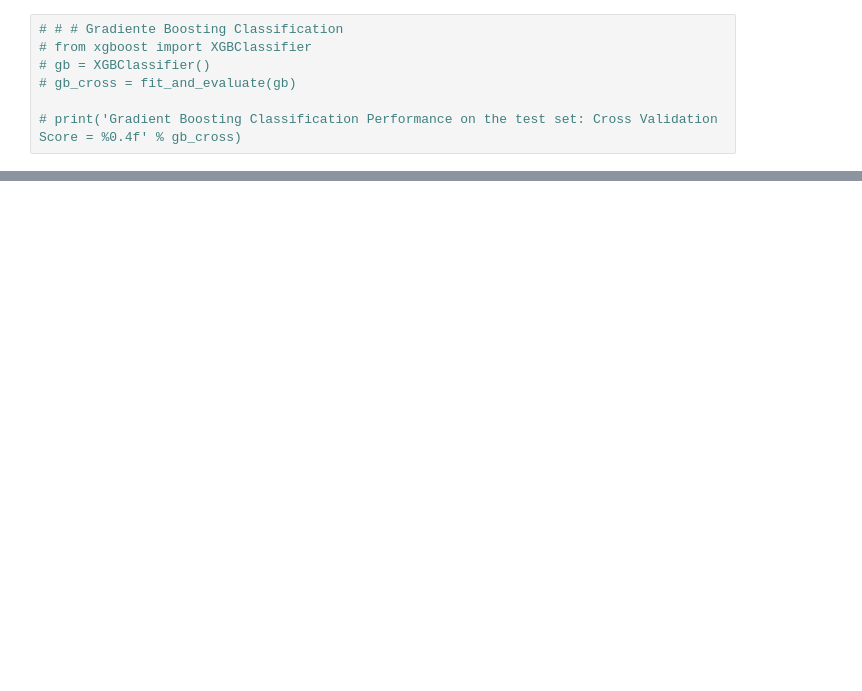
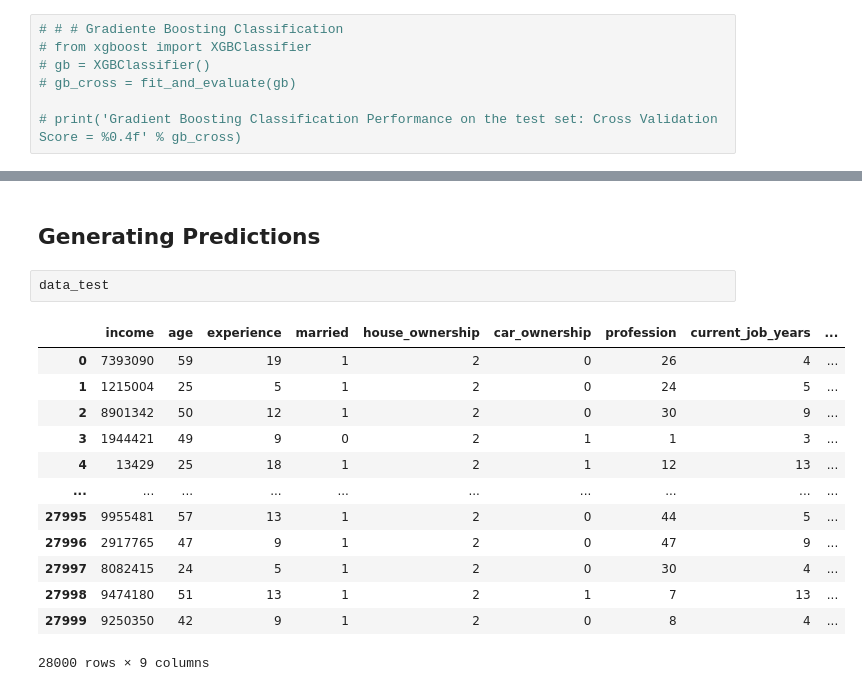
Before and after one commit to rachit-0032/binary_classification, a Jupyter notebook: submission.ipynb, the cells around one changed output, grey strips where cells are left out. Saved outputs shown, nothing was run; the diff lists cells and outputs as text; blank space fills up the shorter version.

```diff
--- a/submission.ipynb
+++ b/submission.ipynb
@@ -335,0 +352,18 @@ Gradient Boosting Classification Performance on the test set: Cross Validation S
+# %% [markdown]
+## Generating Predictions
+# %%
+data_test
+# %% [output]
+|  | income | age | experience | married | house_ownership | car_ownership | profession | current_job_years | ... |
+| 0 | 7393090 | 59 | 19 | 1 | 2 | 0 | 26 | 4 | ... |
+| 1 | 1215004 | 25 | 5 | 1 | 2 | 0 | 24 | 5 | ... |
+| 2 | 8901342 | 50 | 12 | 1 | 2 | 0 | 30 | 9 | ... |
+| 3 | 1944421 | 49 | 9 | 0 | 2 | 1 | 1 | 3 | ... |
+| 4 | 13429 | 25 | 18 | 1 | 2 | 1 | 12 | 13 | ... |
+| ... | ... | ... | ... | ... | ... | ... | ... | ... | ... |
+| 27995 | 9955481 | 57 | 13 | 1 | 2 | 0 | 44 | 5 | ... |
+| 27996 | 2917765 | 47 | 9 | 1 | 2 | 0 | 47 | 9 | ... |
+| 27997 | 8082415 | 24 | 5 | 1 | 2 | 0 | 30 | 4 | ... |
+| 27998 | 9474180 | 51 | 13 | 1 | 2 | 1 | 7 | 13 | ... |
+| 27999 | 9250350 | 42 | 9 | 1 | 2 | 0 | 8 | 4 | ... |
+28000 rows × 9 columns
```
Also changed, not shown: parts of 22 cells of this notebook.
